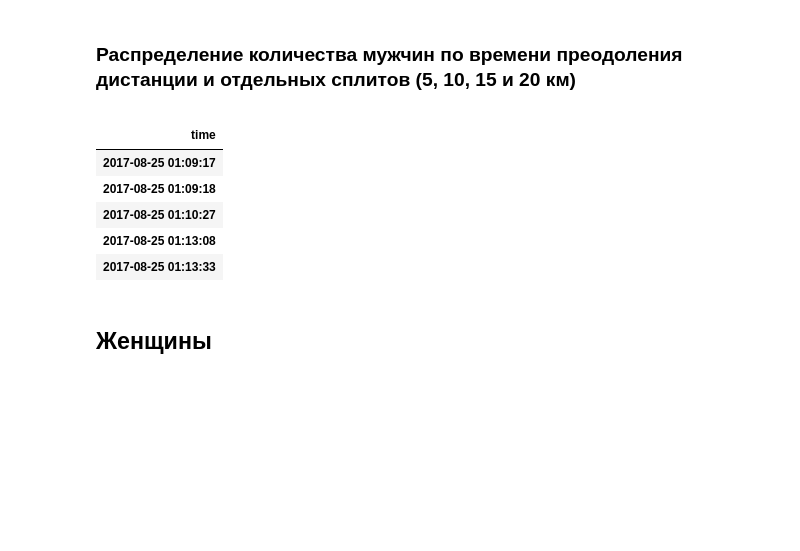
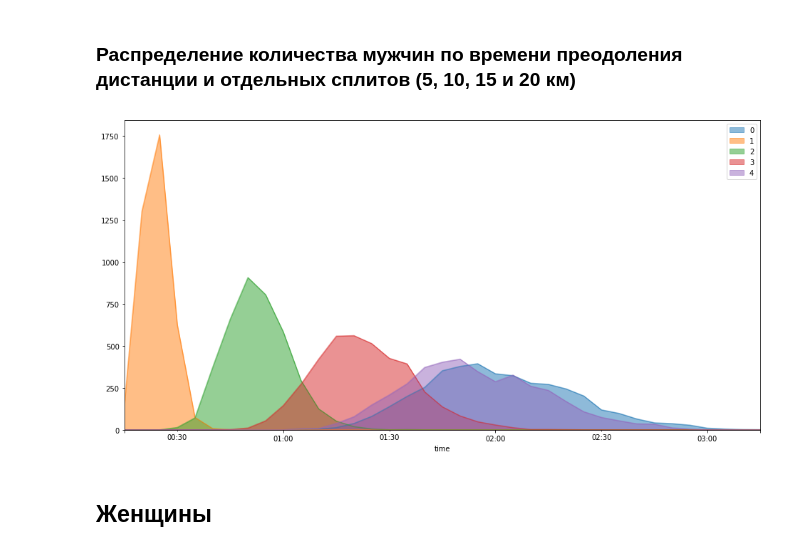
Before and after one commit to 185112007/notebooks, a Jupyter notebook: moscow-hm-2017.ipynb, the cells around one changed output. Saved outputs shown, nothing was run; the diff lists cells and outputs as text; code cells hidden in the pictures; blank space fills up the shorter version.

Commit message:
Update plot with time distribution

```diff
--- a/moscow-hm-2017.ipynb
+++ b/moscow-hm-2017.ipynb
@@ -153,29 +153,22 @@ countries.tail(9) # все страны с более, чем одним уча
 # %% [markdown]
 ### Распределение количества мужчин по времени преодоления дистанции и отдельных сплитов (5, 10, 15 и 20 км)
 # %%
-finish_time = pd.DataFrame()
-finish_time['time'] = [runner[9] for runner in male]
-finish_time['time'] = pd.to_datetime(finish_time['time'])
-finish_time = finish_time.set_index(['time'])
-#finish_time['num'] = [1 for runner in male]
-#finish_time.resample('5Min').sum()
-#finish_time.groupby(pd.TimeGrouper(freq='30Min'))
-#finish_time.groupby(pd.TimeGrouper('5Min'))['num'].sum()
-finish_time.groupby(pd.TimeGrouper('5Min'))
-finish_time.head()
+# https://stackoverflow.com/questions/23966152/how-to-create-a-group-id-based-on-5-minutes-interval-in-pandas-timeseries
+def timeseries(data, index):
+    time = pd.DataFrame()
+    time['time'] = [runner[index] for runner in data]
+    time['time'] = pd.to_datetime(time['time'])
+    time = time.set_index(['time'])
+    time['num'] = [1 for runner in data]
+    #time.resample('5Min').sum()
+    return time.groupby(pd.TimeGrouper('5Min'))['num'].sum()
 
-
-#finish_time.plot.bar(figsize=(16, 8), stacked=True);
+result = pd.concat([timeseries(male, 9), timeseries(male, 11), timeseries(male, 12), timeseries(male, 13), timeseries(male, 14)], axis=1, ignore_index=True)
+#result.plot.bar(figsize=(16, 8), stacked=False);
 #result.plot.bar(figsize=(16, 8));
-#result.plot.area(stacked=False);
+result.plot.area(figsize=(16, 8), stacked=False);
 # %% [output]
-|  |
-| time |
-| 2017-08-25 01:09:17 |
-| 2017-08-25 01:09:18 |
-| 2017-08-25 01:10:27 |
-| 2017-08-25 01:13:08 |
-| 2017-08-25 01:13:33 |
+[figure, added]
 # %% [markdown]
 ## Женщины
 # %% [markdown]
```
Also changed, not shown: parts of 2 cells of this notebook.
